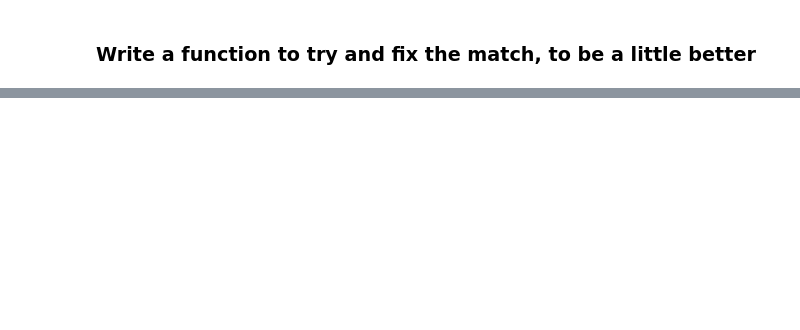
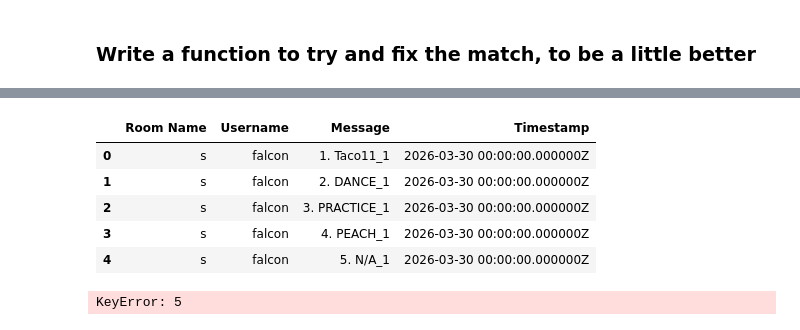
Before and after one commit to cstone157/jupyter_process_mining, a Jupyter notebook: chat-parser/match.ipynb, the cells around one changed output, grey strips where cells are left out. Drawn from its saved outputs; the diff is of its cells as text; code cells hidden in the pictures; blank space fills up the shorter version.

Commit message:
Added a basic ten-line example generator

```diff
--- a/chat-parser/match.ipynb
+++ b/chat-parser/match.ipynb
@@ -293,0 +423,21 @@ convert_messages_to_ten_line(
+# %%
+from generator.tenlinesamplegenerator import *
+
+tmp = TenLineSampleGenerator(appendId=True)
+fake_ten_line = tmp.generate_sample_data(100)
+fake_ten_line.head()
+# %% [output]
+|  | Room Name | Username | Message | Timestamp |
+| 0 | s | falcon | 1. Taco11_1 | 2026-03-30 00:00:00.000000Z |
+| 1 | s | falcon | 2. DANCE_1 | 2026-03-30 00:00:00.000000Z |
+| 2 | s | falcon | 3. PRACTICE_1 | 2026-03-30 00:00:00.000000Z |
+| 3 | s | falcon | 4. PEACH_1 | 2026-03-30 00:00:00.000000Z |
+| 4 | s | falcon | 5. N/A_1 | 2026-03-30 00:00:00.000000Z |
+# %%
+from parser.tenlineparser import *
+
+parser = TenLineParser()
+results = parser.parse(fake_ten_line)
+results[results["msg_cnt"] < 10]
+# %% [output]
+KeyError: 5
```
Also changed, not shown: parts of 7 cells of this notebook, 5 other files.
